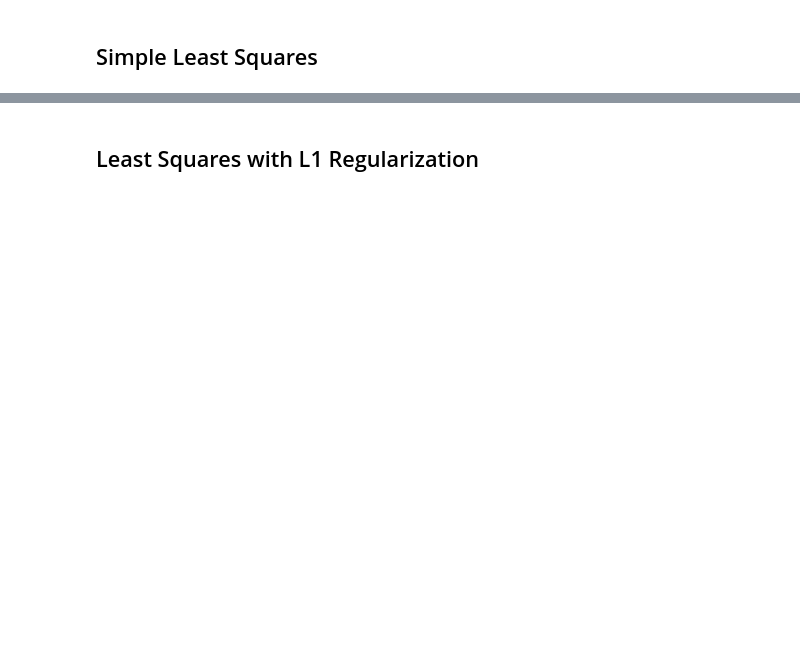
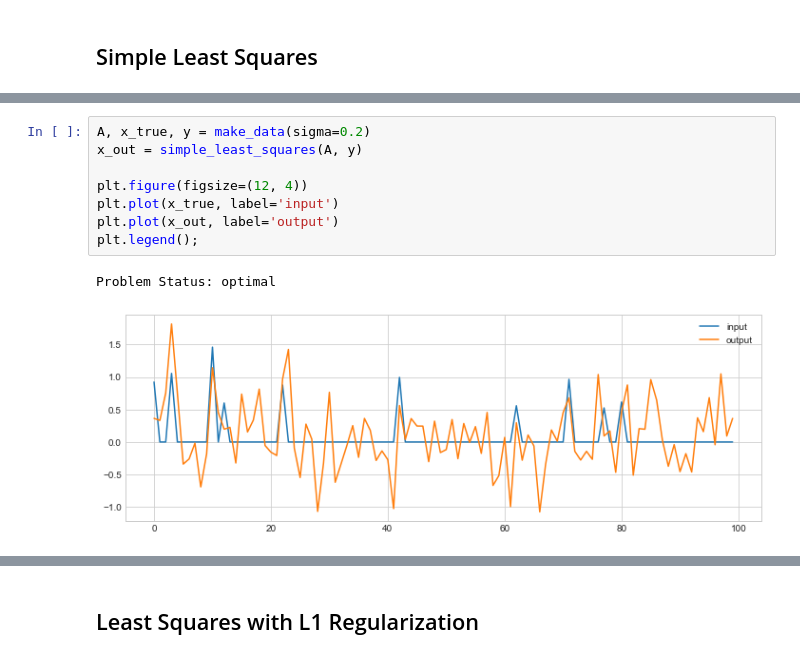
Before and after one commit to jakevdp/regper, a Jupyter notebook: CVXPY-L1.ipynb, the cells around one changed output, grey strips where cells are left out. Cells and saved outputs as stored; diff of their text form; blank space fills up the shorter version.

```diff
--- a/CVXPY-L1.ipynb
+++ b/CVXPY-L1.ipynb
@@ -62,0 +68,11 @@ plt.legend();
+# %%
+A, x_true, y = make_data(sigma=0.2)
+x_out = simple_least_squares(A, y)
+
+plt.figure(figsize=(12, 4))
+plt.plot(x_true, label='input')
+plt.plot(x_out, label='output')
+plt.legend();
+# %% [output]
+Problem Status: optimal
+[figure, added]
```
Also changed, not shown: parts of 9 cells of this notebook.
